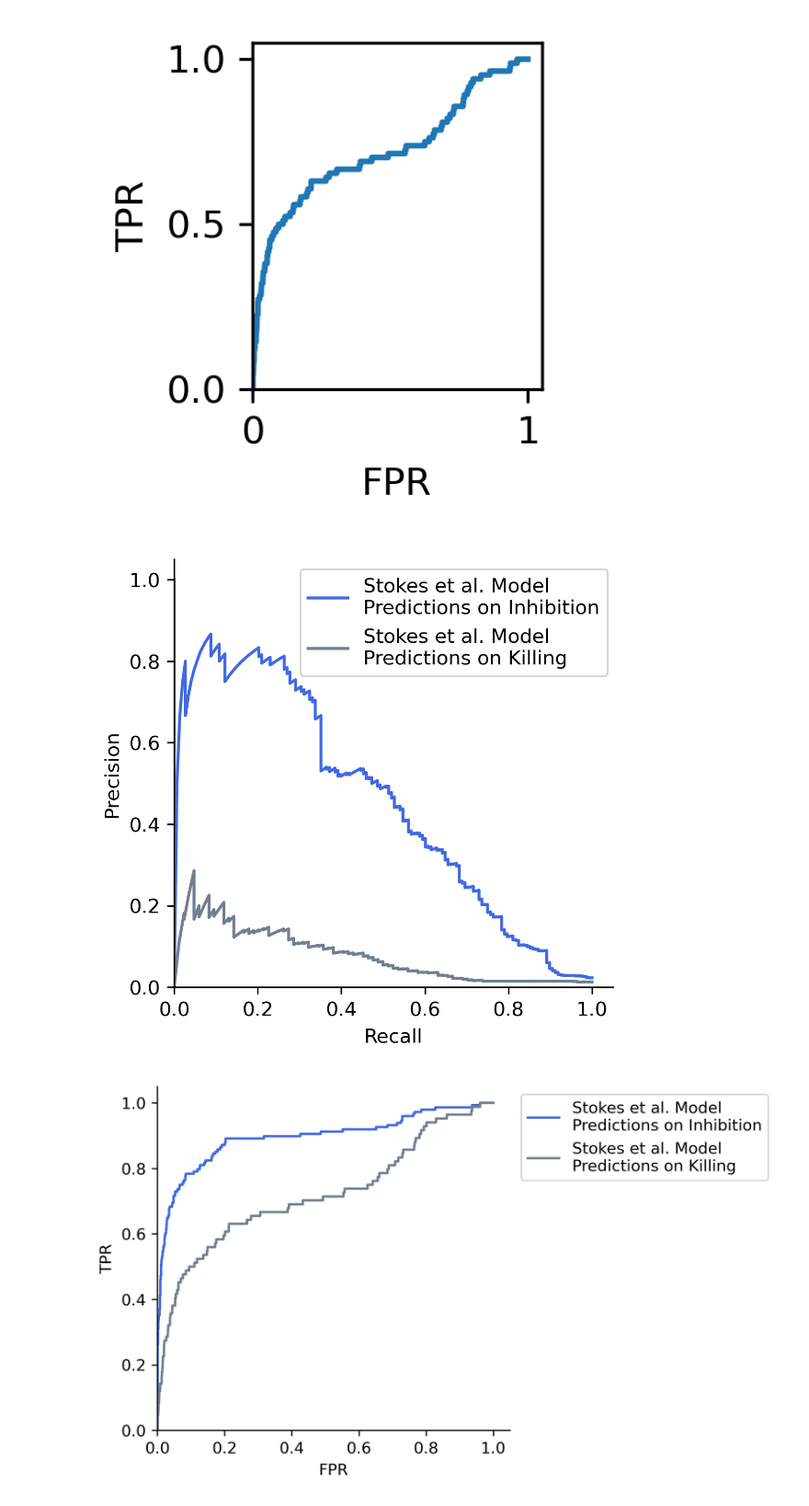
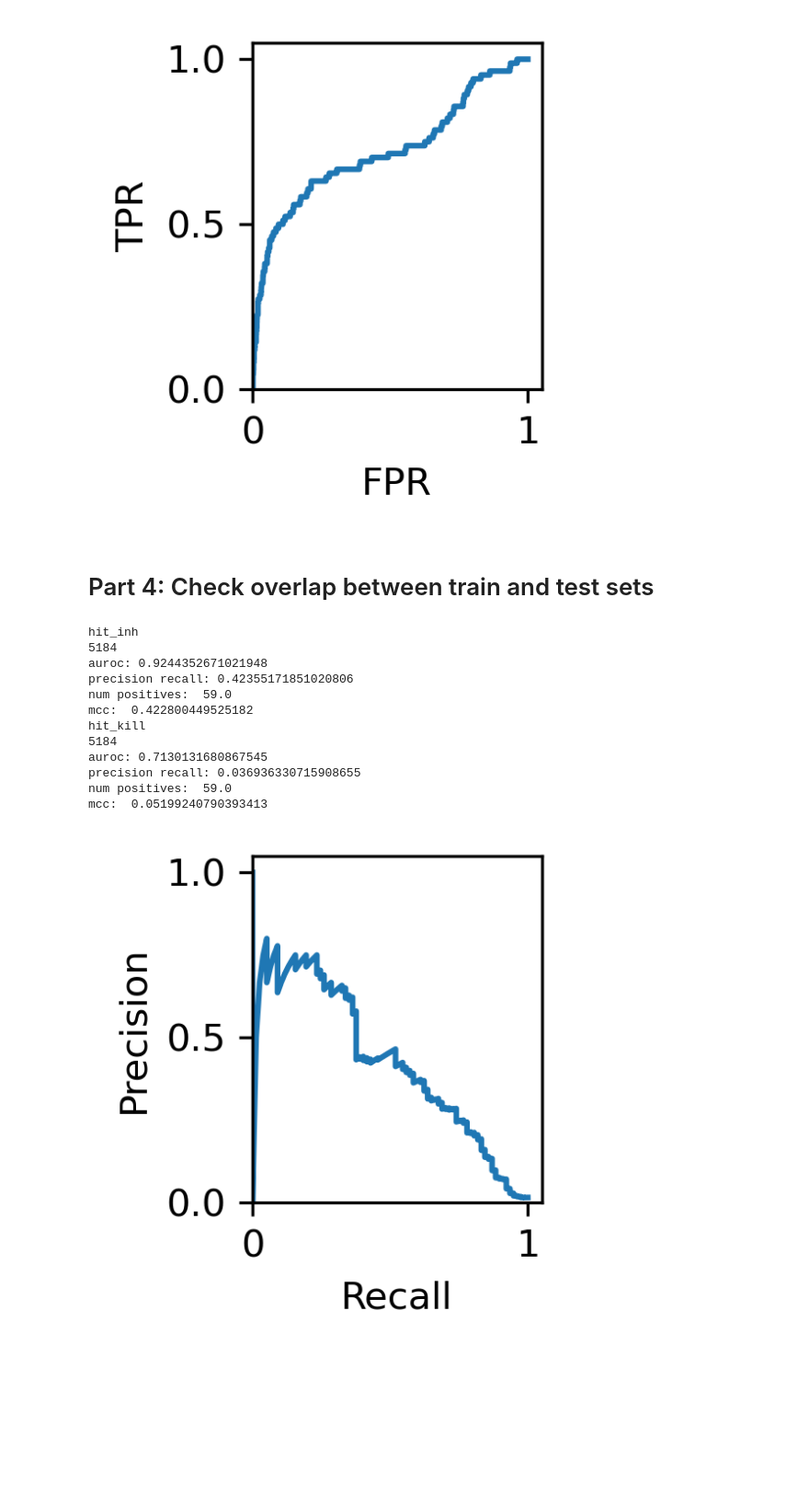
Before and after one commit to jackievaleri/nontoxic_stat_phase_killing_abx, a Jupyter notebook: src/1G_Stokes_et_al_data_on_new_screen_data.ipynb, the cells around one changed output. Shown at 92% size. Saved outputs shown, nothing was run; the diff lists cells and outputs as text; code cells hidden in the pictures; blank space fills up the shorter version.

Commit message:
redo analysis 1G without overlapping molecules

```diff
--- a/src/1G_Stokes_et_al_data_on_new_screen_data.ipynb
+++ b/src/1G_Stokes_et_al_data_on_new_screen_data.ipynb
@@ -189,36 +196,50 @@ precision recall: 0.07538236118885945
 [figure]
 [figure]
 [figure]
-# %%
-fig, ax = plt.subplots(figsize = (4,4), dpi = 300)
-prec_inh, rec_inh, _ = precision_recall_curve(y_true_inh, y_pred_inh)
-plt.plot(rec_inh, prec_inh, label='Stokes et al. Model\nPredictions on Inhibition', color = 'royalblue')
-prec_kill, rec_kill, _ = precision_recall_curve(y_true_kill, y_pred_kill)
-plt.plot(rec_kill, prec_kill, label='Stokes et al. Model\nPredictions on Killing', color = 'slategrey')
-plt.xlabel('Recall')
-plt.ylabel('Precision')
-plt.ylim([0.0, 1.05])
-plt.xlim([0.0, 1.05])
-ax.spines['right'].set_visible(False)
-ax.spines['top'].set_visible(False)
-plt.legend(bbox_to_anchor=(1.01, 1))
-plt.savefig('../figure_panels/1G_prc_curve_comparing_stokes_modelon_ian_data.png')
-plt.show()
-
-fig, ax = plt.subplots(figsize = (4,4), dpi = 300)
-fpr_inh, tpr_inh, _ = metrics.roc_curve(y_true_inh, y_pred_inh)
-plt.plot(fpr_inh, tpr_inh, label='Stokes et al. Model\nPredictions on Inhibition', color = 'royalblue')
-fpr_kill, tpr_kill, _ = metrics.roc_curve(y_true_kill, y_pred_kill)
-plt.plot(fpr_kill, tpr_kill, label='Stokes et al. Model\nPredictions on Killing', color = 'slategrey')
-plt.xlabel('FPR')
-plt.ylabel('TPR')
-plt.ylim([0.0, 1.05])
-plt.xlim([0.0, 1.05])
-ax.spines['right'].set_visible(False)
-ax.spines['top'].set_visible(False)
-plt.legend(bbox_to_anchor=(1.01, 1))
-plt.savefig('../figure_panels/1G_roc_curve_comparing_stokes_modelon_ian_data.png')
-plt.show()
-# %% [output]
-[figure, removed]
-[figure, removed]
+# %% [markdown]
+# Part 4: Check overlap between train and test sets
+# %%
+s1b_fps = [Chem.RDKFingerprint(Chem.MolFromSmiles(smi)) for smi in list(s1b['SMILES'])]
+# %%
+overlap_smis = []
+for i, smi in enumerate(list(groundtruthdrh['SMILES'])):
+    try:
+        newfp = Chem.RDKFingerprint(Chem.MolFromSmiles(smi))
+    except:
+        continue
+    scores = DataStructs.BulkTanimotoSimilarity(newfp, s1b_fps)
+    for i, score in enumerate(scores):
+        if score == 1:
+            overlap_smis.append(i)
+    continue
+# %%
+for met in ['hit_inh', 'hit_kill']:
+    print(met)
+    df = pd.read_csv('../out/predictions_on_drh_screen_with_stokes_et_al.csv')
+    groundtruthdrh = pd.read_csv('../out/data_for_ml.csv')
+    df = df[[i not in overlap_smis for i in list(range(len(df)))]]
+    print(len(df))
+    groundtruthdrh = groundtruthdrh[[i not in overlap_smis for i in list(range(len(groundtruthdrh)))]]
+    auroc, pr, y_true, y_pred = modeleval(list(groundtruthdrh[met]), list(df['hit']))
+    sp.pearsonr(y_true, y_pred)
+
+    # and binary class too
+    thresh = 0.5 # set an arbitrary threshold to estimate MCCs (could be lower for discovery purposes)
+    tests = [1.0 if x else 0.0 for x in [y > thresh for y in y_pred]]
+
+    print('num positives: ', sum(tests))
+    print('mcc: ', sklearn.metrics.matthews_corrcoef(y_true, tests))
+# %% [output]
+hit_inh
+5184
+auroc: 0.9244352671021948
+precision recall: 0.42355171851020806
+num positives:  59.0
+mcc:  0.422800449525182
+hit_kill
+5184
+auroc: 0.7130131680867545
+precision recall: 0.036936330715908655
+num positives:  59.0
+mcc:  0.05199240790393413
+[figure, added]
```
Also changed, not shown: parts of 4 cells of this notebook, 3 other files.
